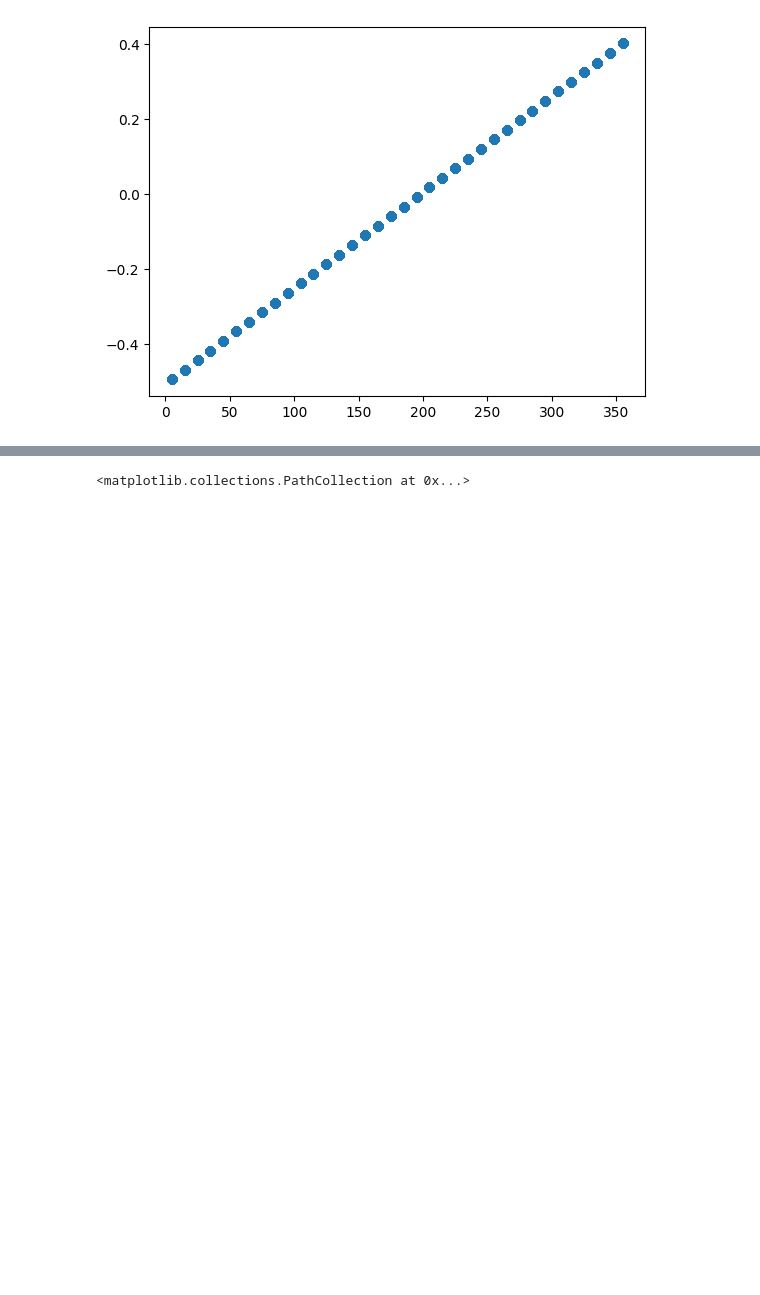
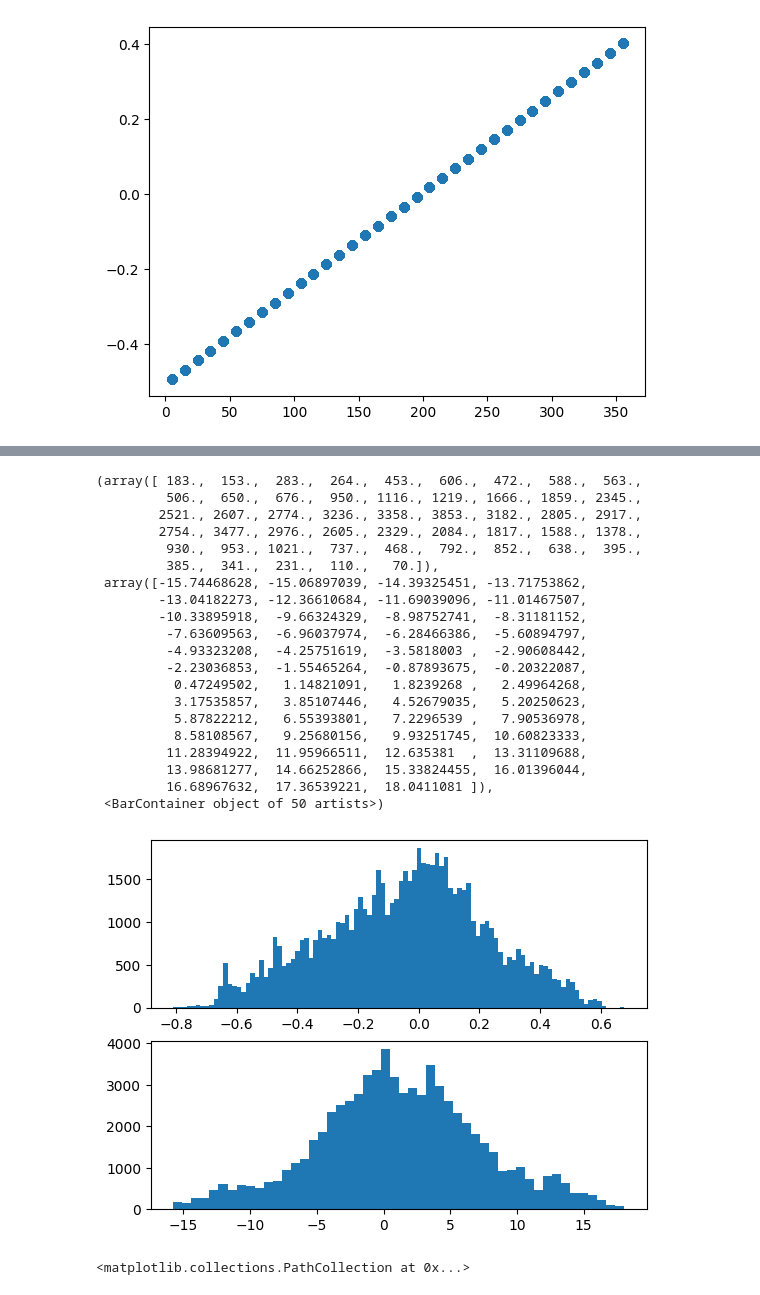
Before and after one commit to NicoleContinelli/SOFIA_Python, a Jupyter notebook: ml/Notebooks/Control_NN_Error_and_Rectified.ipynb, the cells around one changed output, grey strips where cells are left out. Cells and saved outputs as stored; diff of their text form; code cells hidden in the pictures; blank space fills up the shorter version.

```diff
--- a/ml/Notebooks/Control_NN_Error_and_Rectified.ipynb
+++ b/ml/Notebooks/Control_NN_Error_and_Rectified.ipynb
@@ -417,3 +419,29 @@ plt.scatter(data_model['I_error'], incli_error_adjusted)
+# %%
+fig, axs = plt.subplots(2)
+axs[0].hist(data_model['I_error'], bins=100, label='Motor1_error')
+axs[1].hist(data_model['O_error'], bins=50, label='Motor1_error')
+# %% [output]
+(array([ 183.,  153.,  283.,  264.,  453.,  606.,  472.,  588.,  563.,
+         506.,  650.,  676.,  950., 1116., 1219., 1666., 1859., 2345.,
+        2521., 2607., 2774., 3236., 3358., 3853., 3182., 2805., 2917.,
+        2754., 3477., 2976., 2605., 2329., 2084., 1817., 1588., 1378.,
+         930.,  953., 1021.,  737.,  468.,  792.,  852.,  638.,  395.,
+         385.,  341.,  231.,  110.,   70.]),
+ array([-15.74468628, -15.06897039, -14.39325451, -13.71753862,
+        -13.04182273, -12.36610684, -11.69039096, -11.01467507,
+        -10.33895918,  -9.66324329,  -8.98752741,  -8.31181152,
+         -7.63609563,  -6.96037974,  -6.28466386,  -5.60894797,
+         -4.93323208,  -4.25751619,  -3.5818003 ,  -2.90608442,
+         -2.23036853,  -1.55465264,  -0.87893675,  -0.20322087,
+          0.47249502,   1.14821091,   1.8239268 ,   2.49964268,
+          3.17535857,   3.85107446,   4.52679035,   5.20250623,
+          5.87822212,   6.55393801,   7.2296539 ,   7.90536978,
+          8.58108567,   9.25680156,   9.93251745,  10.60823333,
+         11.28394922,  11.95966511,  12.635381  ,  13.31109688,
+         13.98681277,  14.66252866,  15.33824455,  16.01396044,
+         16.68967632,  17.36539221,  18.0411081 ]),
+ <BarContainer object of 50 artists>)
+[figure, added]
 # %%
 orient_error = np.array(data_model['O_error']).reshape(-1,1)
 orient_error = StandardScaler().fit_transform(orient_error)
```
Also changed, not shown: parts of 15 cells of this notebook, 25 other files.
